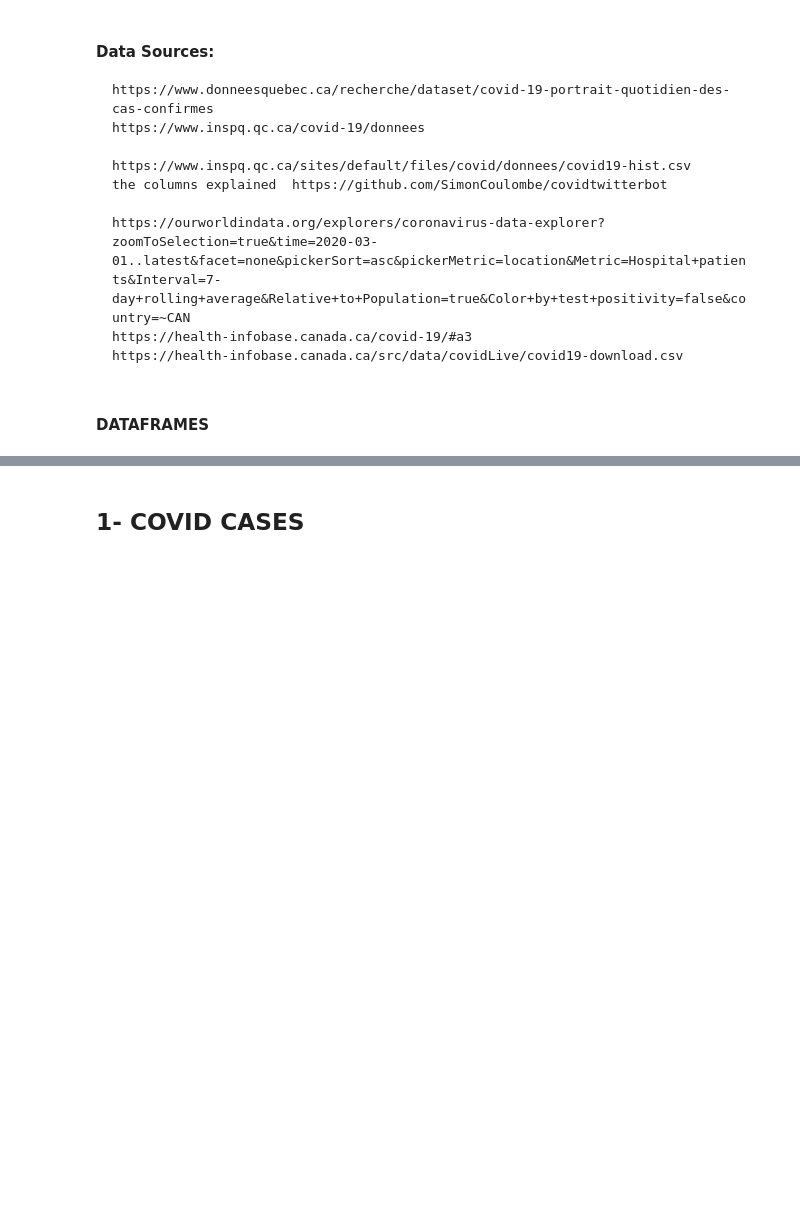
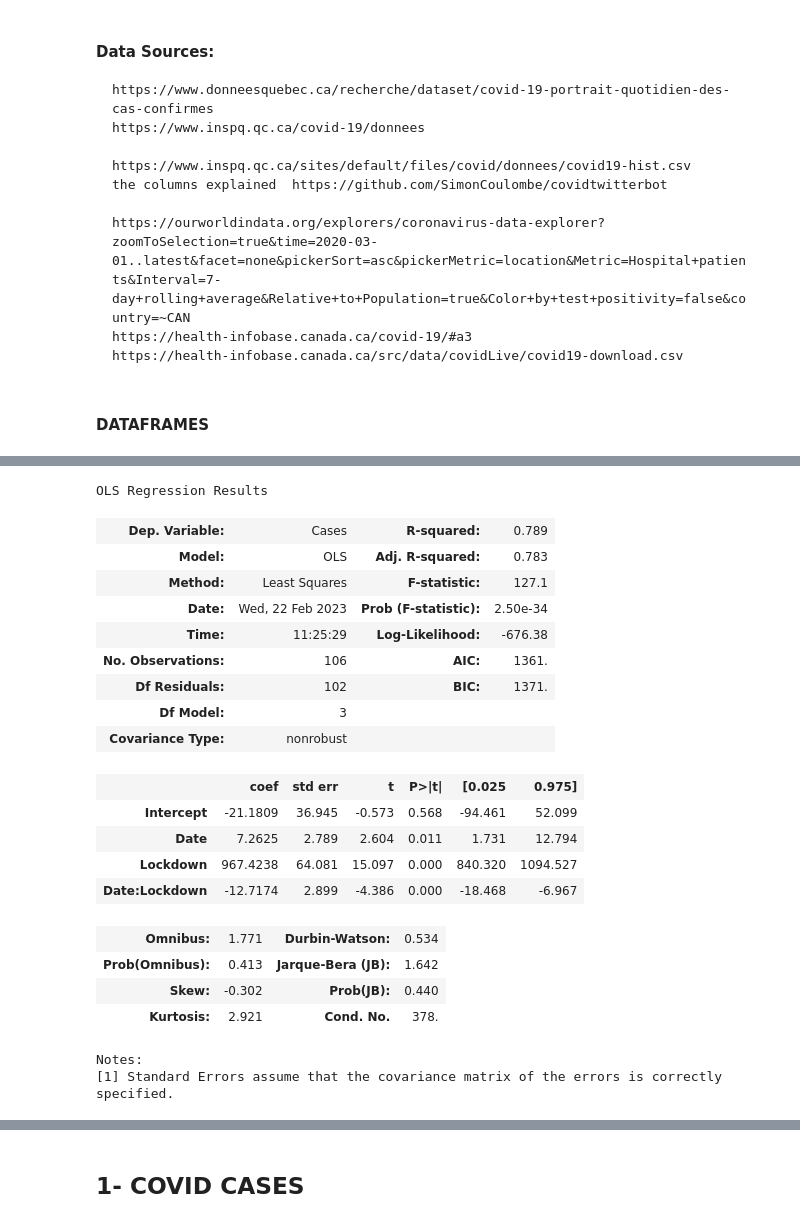
Before and after one commit to Rakrakor/ds-regression-Project2-RDD, a Jupyter notebook: Regression-Project2-RDD.ipynb, the cells around one changed output, grey strips where cells are left out. Drawn from its saved outputs; the diff is of its cells as text; code cells hidden in the pictures; blank space fills up the shorter version.

```diff
--- a/Regression-Project2-RDD.ipynb
+++ b/Regression-Project2-RDD.ipynb
@@ -96,0 +167,24 @@ df_death = pd.read_csv('https://msss.gouv.qc.ca/professionnels/statistiques/docu
+# %%
+model.summary()
+# %% [output]
+OLS Regression Results
+| Dep. Variable: | Cases | R-squared: | 0.789 |
+| Model: | OLS | Adj. R-squared: | 0.783 |
+| Method: | Least Squares | F-statistic: | 127.1 |
+| Date: | Wed, 22 Feb 2023 | Prob (F-statistic): | 2.50e-34 |
+| Time: | 11:25:29 | Log-Likelihood: | -676.38 |
+| No. Observations: | 106 | AIC: | 1361. |
+| Df Residuals: | 102 | BIC: | 1371. |
+| Df Model: | 3 |  |  |
+| Covariance Type: | nonrobust |  |  |
+|  | coef | std err | t | P>|t| | [0.025 | 0.975] |
+| Intercept | -21.1809 | 36.945 | -0.573 | 0.568 | -94.461 | 52.099 |
+| Date | 7.2625 | 2.789 | 2.604 | 0.011 | 1.731 | 12.794 |
+| Lockdown | 967.4238 | 64.081 | 15.097 | 0.000 | 840.320 | 1094.527 |
+| Date:Lockdown | -12.7174 | 2.899 | -4.386 | 0.000 | -18.468 | -6.967 |
+| Omnibus: | 1.771 | Durbin-Watson: | 0.534 |
+| Prob(Omnibus): | 0.413 | Jarque-Bera (JB): | 1.642 |
+| Skew: | -0.302 | Prob(JB): | 0.440 |
+| Kurtosis: | 2.921 | Cond. No. | 378. |
+Notes:
+[1] Standard Errors assume that the covariance matrix of the errors is correctly specified.
```
Also changed, not shown: parts of 3 cells of this notebook.
